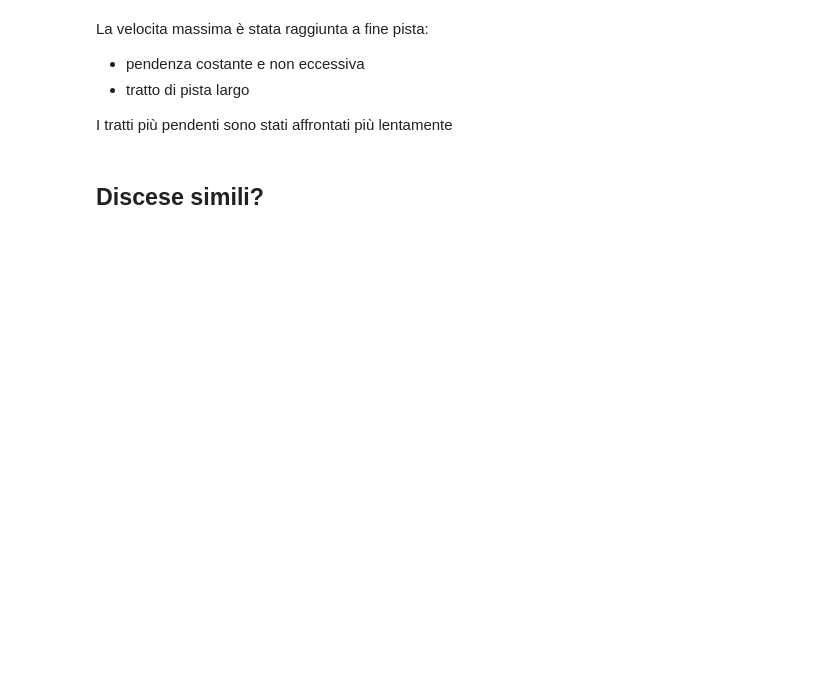
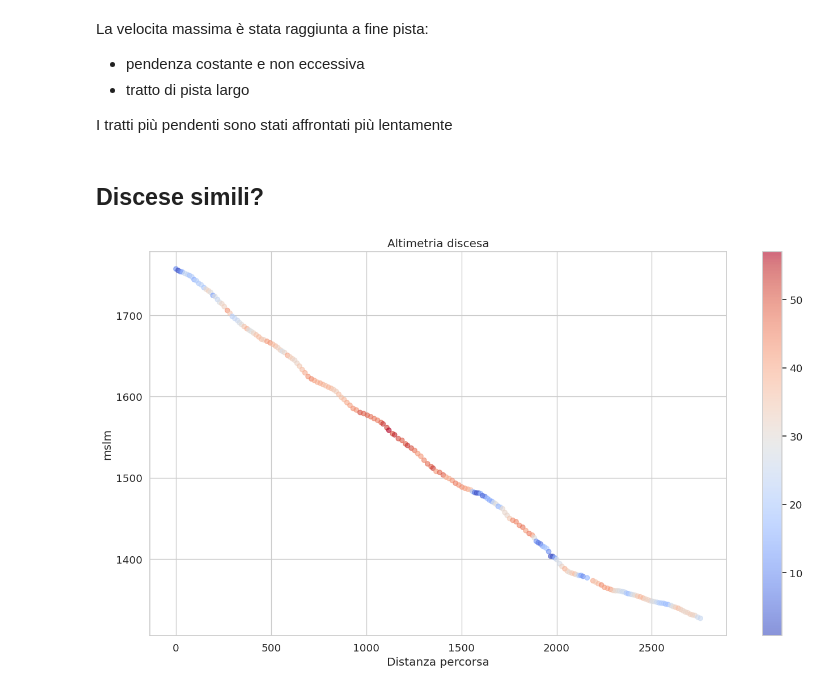
Before and after one commit to thomasmassarutto/DataSlopes, a Jupyter notebook: DataSlopes.ipynb, the cells around one changed output. Saved outputs shown, nothing was run; the diff lists cells and outputs as text; code cells hidden in the pictures; blank space fills up the shorter version.

```diff
--- a/DataSlopes.ipynb
+++ b/DataSlopes.ipynb
@@ -869,44 +860,46 @@ timeend_discesa_8 = df_discese.iloc[7]['unixtime_end']
 gdf1_discesa_5 = gdf_discese[(gdf_discese['unixtime'] >= timestart_discesa_5) &
                       (gdf_discese['unixtime'] <= timeend_discesa_5)].reset_index(drop=True)
 
-gdf1_discesa_5['distanza_percorsa']= gdf1_discesa_5['distanza_reale'].cumsum()
-gdf1_discesa_5['time_from_start']= gdf1_discesa_5['time_from_start'] -  gdf1_discesa_5['time_from_start'].iloc[0]
+gdf1_discesa_5['distanza_percorsa_da_inizio']= gdf1_discesa_5['distanza_percorsa_da_inizio'] -  gdf1_discesa_5.iloc[0]['distanza_percorsa_da_inizio']
+gdf1_discesa_5['time_from_start']= gdf1_discesa_5['time_from_start'] -  gdf1_discesa_5.iloc[0]['time_from_start']
 
 ## calcolo velocita medie fino ad ogni punto nelle discesa
-gdf1_discesa_5['velocita'] = (gdf1_discesa_5['distanza_percorsa'] / gdf1_discesa_5['time_from_start']) * 3.6
+gdf1_discesa_5['velocita'] = (gdf1_discesa_5['distanza_percorsa_da_inizio'] / gdf1_discesa_5['time_from_start']) * 3.6
 
 
 gdf1_discesa_8 = gdf_discese[(gdf_discese['unixtime'] >= timestart_discesa_8) &
                       (gdf_discese['unixtime'] <= timeend_discesa_8)].reset_index(drop=True)
 
-gdf1_discesa_8['distanza_percorsa']= gdf1_discesa_8['distanza_reale'].cumsum()
-gdf1_discesa_8['time_from_start']= gdf1_discesa_8['time_from_start'] -  gdf1_discesa_8['time_from_start'].iloc[0]
+gdf1_discesa_8['distanza_percorsa_da_inizio']= gdf1_discesa_8['distanza_percorsa_da_inizio'] -  gdf1_discesa_8.iloc[0]['distanza_percorsa_da_inizio']
+gdf1_discesa_8['time_from_start']= gdf1_discesa_8['time_from_start'] -  gdf1_discesa_8.iloc[0]['time_from_start']
 
 ## calcolo velocita medie fino ad ogni punto nelle discesa
-gdf1_discesa_8['velocita'] = (gdf1_discesa_8['distanza_percorsa'] / gdf1_discesa_8['time_from_start']) * 3.6
+gdf1_discesa_8['velocita'] = (gdf1_discesa_8['distanza_percorsa_da_inizio'] / gdf1_discesa_8['time_from_start']) * 3.6
 # %%
 f, ax = plt.subplots(1, 1, figsize=safe_image_size)
 
 ax.set_title("Altimetria discesa")
 
 sc = ax.scatter(
-    gdf1_discesa_5["distanza_percorsa"],
+    gdf1_discesa_5["distanza_percorsa_da_inizio"],
     gdf1_discesa_5["altitudine"],
     c=gdf1_discesa_5["velocita_kmh"],
     cmap=cmap,
     alpha=0.6
 )
 
 ax.set_ylabel("mslm")
 ax.set_xlabel("Distanza percorsa")
 
 plt.colorbar(
     mappable=sc,
     ax=ax
     )
 
 plt.tight_layout()
 plt.show()
+# %% [output]
+[figure, added]
 # %%
 f, ax = plt.subplots(1, 1, figsize=safe_image_size)
 
```
Also changed, not shown: parts of 15 cells of this notebook, 1 other file.
